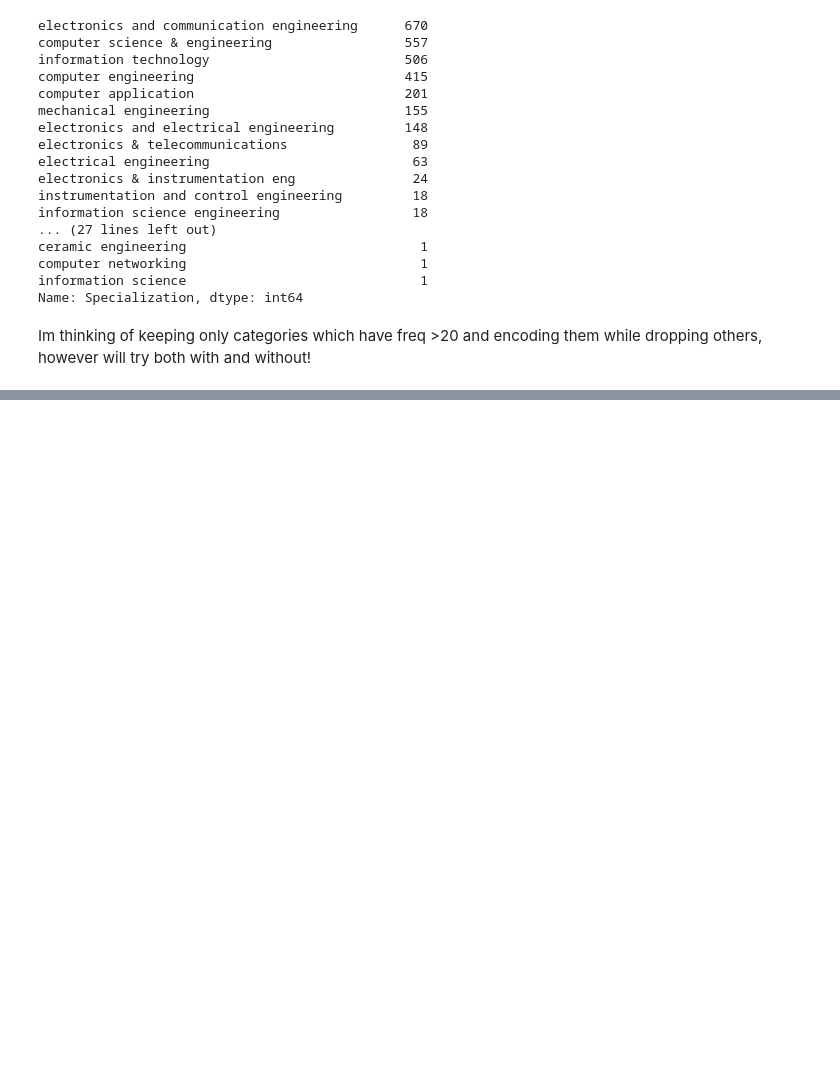
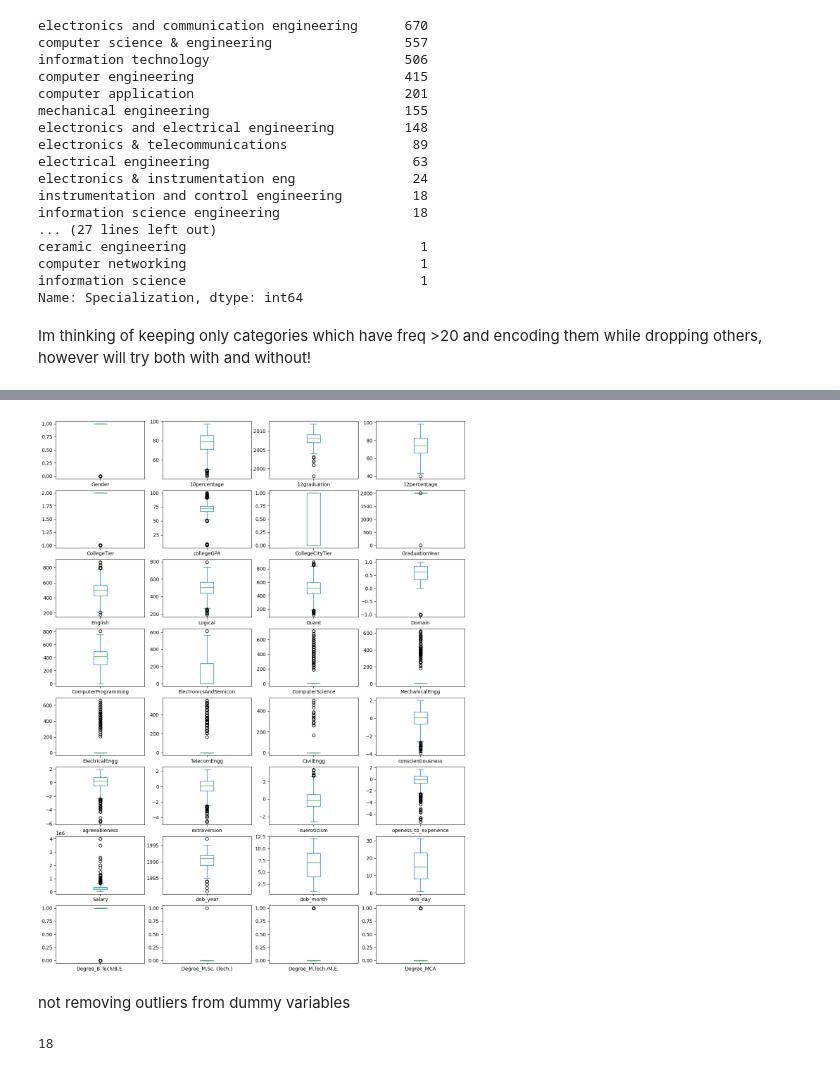
Before and after one commit to Sharzzz001/Machine-Learning-Applications-and-Kaggle-Competitions, a Jupyter notebook: Self-Projects/Engineering Salary Prediction/main.ipynb, the cells around one changed output, grey strips where cells are left out. Drawn from its saved outputs; the diff is of its cells as text; code cells hidden in the pictures; blank space fills up the shorter version.

```diff
--- a/Self-Projects/Engineering Salary Prediction/main.ipynb
+++ b/Self-Projects/Engineering Salary Prediction/main.ipynb
@@ -261,0 +264,3 @@ Im thinking of keeping only categories which have freq >20 and encoding them whi
+# %%
+df1.drop(['Specialization','CollegeState'],axis=1,inplace=True)
+df1.shape
@@ -261,0 +289,5 @@ Im thinking of keeping only categories which have freq >20 and encoding them whi
+# %%
+df1.plot(kind = "box",subplots = True,layout = (8,4),figsize=(15,20)) #Boxplot to check the outliers
+plt.show()
+# %% [output]
+[figure, added]
@@ -261,0 +311,14 @@ Im thinking of keeping only categories which have freq >20 and encoding them whi
+# %% [markdown]
+not removing outliers from dummy variables
+# %%
+rem_list = ['Degree_B.Tech/B.E.','Degree_M.Sc. (Tech.)',
+ 'Degree_MCA','Degree_M.Tech./M.E.','Gender','ComputerProgramming',	'ElectronicsAndSemicon',
+	'ComputerScience','MechanicalEngg',	'ElectricalEngg',
+	'TelecomEngg', 'CollegeTier','MechanicalEngg',
+ 'TelecomEngg',
+ 'CivilEngg','Degree_M.Sc. (Tech.)',
+ 'Degree_MCA','GraduationYear',
+]
+len(rem_list)
+# %% [output]
+18
```
Also changed, not shown: parts of 56 cells of this notebook, 1 other file.
